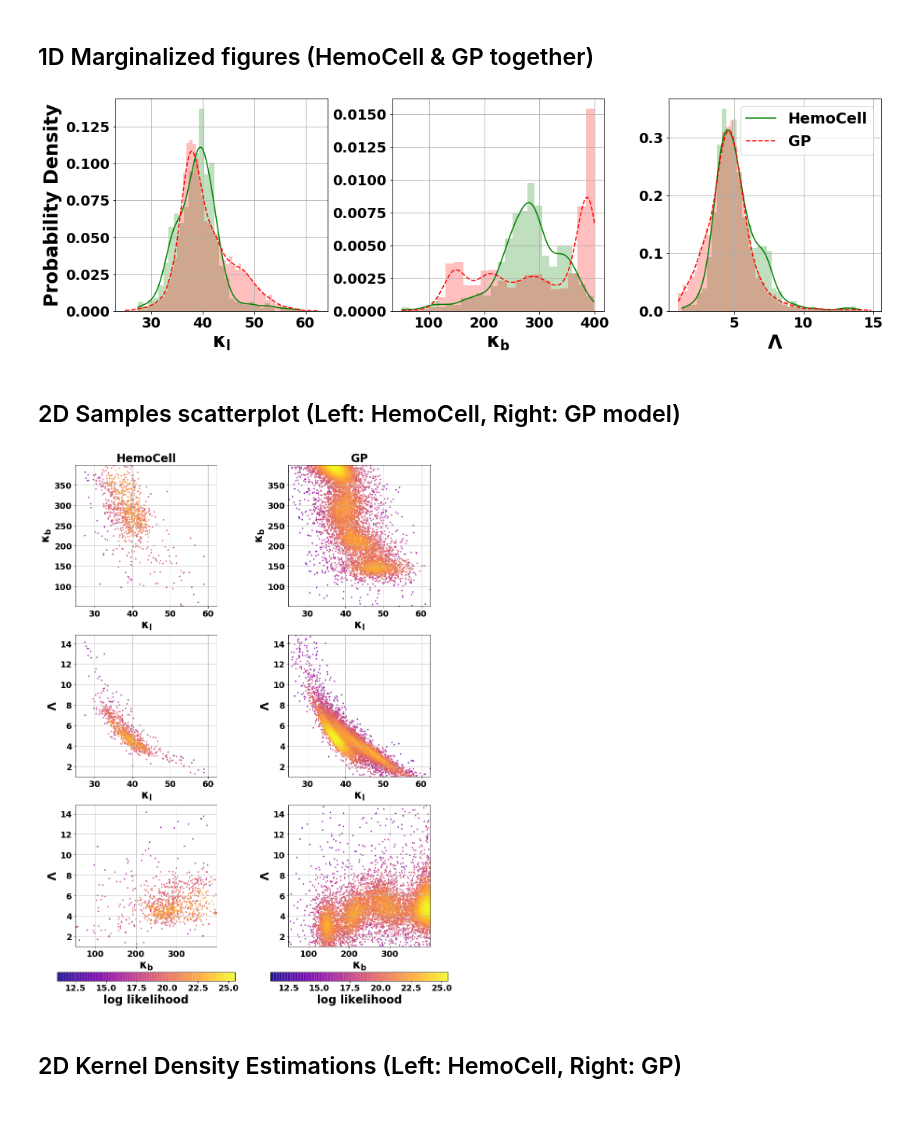
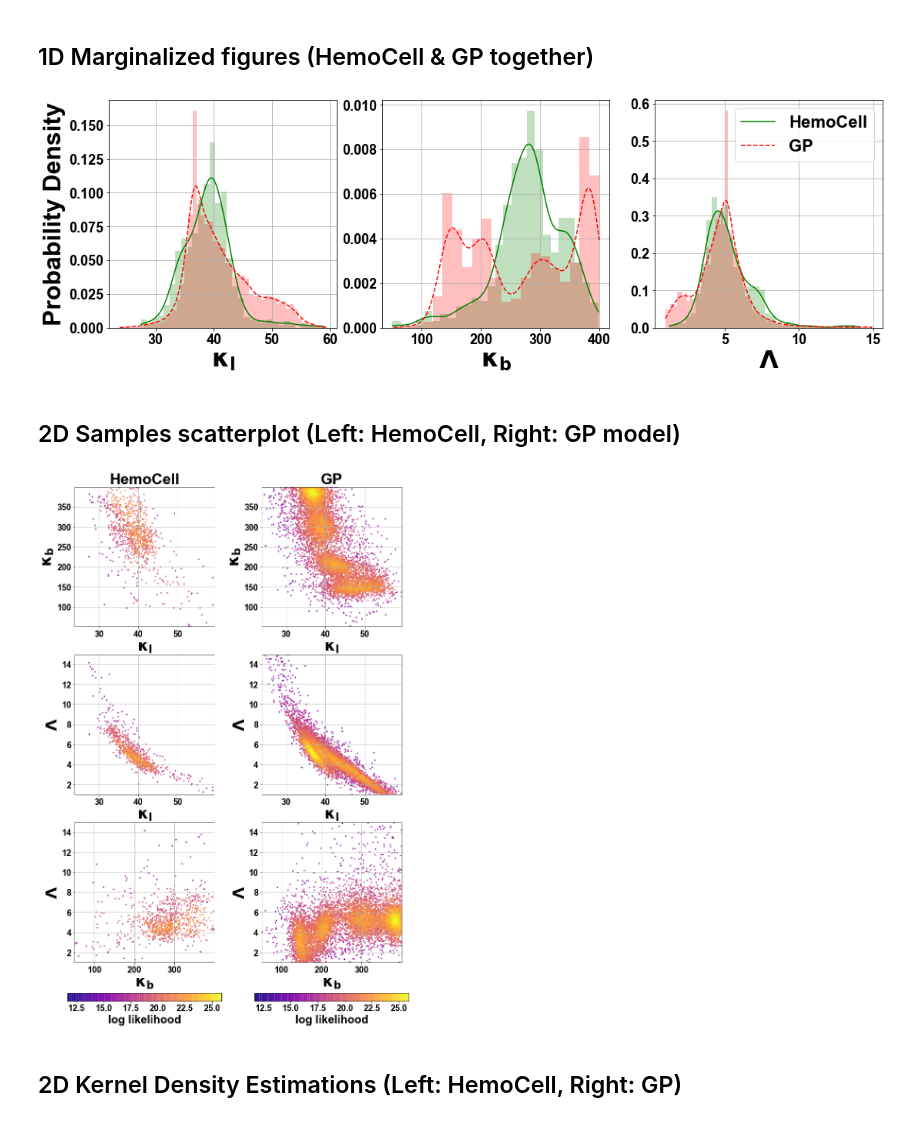
Before and after one commit to devrieskevin/IUQ-Project, a Jupyter notebook: hemocell_visualizations_paper.ipynb, the cells around one changed output. Saved outputs shown, nothing was run; the diff lists cells and outputs as text; code cells hidden in the pictures.

```diff
--- a/hemocell_visualizations_paper.ipynb
+++ b/hemocell_visualizations_paper.ipynb
@@ -42,7 +50,7 @@ cellHealth = "healthy"
 lmax = 1
 
 HC_nburn = 0
-GP_nburn = 20
+GP_nburn = 0
 
 if cellHealth == "healthy":
     imin = 2
@@ -359,0 +420,33 @@ plt.show()
+# %%
+# Get the sobol indices
+sobol_indices = [sobol.analyze(sobol_problem,sobol_qoi[:,m],
+                               calc_second_order=False) for m in range(shearrate.size)]
+
+S1 = np.array([sobol_indices[m]["S1"] for m in range(shearrate.size)]).T
+ST = np.array([sobol_indices[m]["ST"] for m in range(shearrate.size)]).T
+
+S1_conf = np.array([sobol_indices[m]["S1_conf"] for m in range(shearrate.size)]).T
+ST_conf = np.array([sobol_indices[m]["ST_conf"] for m in range(shearrate.size)]).T
+# %%
+plt.figure(figsize=(20,8))
+for n in range(len(model_params)):
+    plt.subplot(1,3,n+1)
+    plt.title(names[model_params[n]],fontsize=40)
+    plt.grid(True)
+    plt.xlabel("Shear Stress [Pa]",fontsize=36)
+
+    if n == 0:
+        plt.ylabel("Sensitivity Index",fontsize=36)
+
+    plt.errorbar(stress,S1[n],yerr=S1_conf[n],color="red",fmt="s-",markersize=8,label="First order SI")
+    plt.errorbar(stress,ST[n],yerr=ST_conf[n],color="green",fmt="o-",markersize=8,label="Total SI")
+
+    x0,x1 = plt.gca().get_xlim()
+    y0,y1 = plt.gca().get_ylim()
+
+    plt.gca().set_aspect((x1-x0)/(y1-y0))
+
+    if n == 0:
+        plt.legend(fontsize=24)
+
+plt.savefig("%s/sobol_GP_visc_2_10.%s" % (figpath,figformat),dpi=figdpi,bbox_inches="tight")
@@ -362,58 +457,58 @@ plt.show()
 # %% [markdown]
 ## 1D Marginalized figures (HemoCell & GP together)
 # %%
-plt.figure(figsize=(18,5))
+plt.figure(figsize=(18,6))
 for n in range(len(params)):
     ax = plt.subplot(1,3,n+1)
     plt.grid(True)
 
     if n == 0:
-        plt.ylabel("Probability Density",fontsize=axisfontsize)
+        plt.ylabel("Probability Density",fontsize=32)
 
-    plt.xlabel(names[params[n]],fontsize=axisfontsize)
+    plt.xlabel(names[params[n]],fontsize=32)
 
     HC_vals = HC_df[params[n]].values
     HC_kde = sm.nonparametric.KDEMultivariate(data=HC_vals,var_type="c",bw="normal_reference")
     HC_x_vals = np.linspace(np.min(HC_vals),np.max(HC_vals),1000)
     HC_y_vals = HC_kde.pdf(HC_x_vals)
 
     GP_vals = GP_df[params[n]].values
     GP_kde = sm.nonparametric.KDEMultivariate(data=GP_vals,var_type="c",bw="normal_reference")
     GP_x_vals = np.linspace(np.min(GP_vals),np.max(GP_vals),1000)
     GP_y_vals = GP_kde.pdf(GP_x_vals)
 
     plt.hist(HC_df[params[n]].values,color=HC_violin_color,bins="auto",
              density=True,alpha=0.25)
 
     plt.plot(HC_x_vals,HC_y_vals,'-',color=HC_violin_color,label="HemoCell")
 
     plt.hist(GP_df[params[n]].values,color=GP_violin_color,bins="auto",
              density=True,alpha=0.25)
 
     plt.plot(GP_x_vals,GP_y_vals,'--',color=GP_violin_color,label="GP")
 
     x0,x1 = plt.gca().get_xlim()
     y0,y1 = plt.gca().get_ylim()
 
     plt.gca().set_aspect((x1-x0)/(y1-y0))
 
-ax.legend(fontsize=labelfontsize-1)
-plt.show()
+ax.legend(fontsize=22)
+plt.savefig("%s/TMCMC_%s_1D_marginals.%s" % (figpath,cellHealth,figformat),dpi=figdpi,bbox_inches="tight")
 # %% [output]
-[figure, old version]
+[figure, new version]
 # %% [markdown]
 ## 2D Samples scatterplot (Left: HemoCell, Right: GP model)
 # %%
-pad = 0.025
+pad = 0.06
 
 ny,nx = 3,2
-fig, axs = plt.subplots(ny,nx,figsize=(15,40))
+fig, axs = plt.subplots(ny,nx,figsize=(13,20))
 orientation = "horizontal"
 
 flat = axs.flatten()
 
-flat[0].set_title("HemoCell",fontsize=titlefontsize)
-flat[1].set_title("GP",fontsize=titlefontsize)
+flat[0].set_title("HemoCell",fontsize=32)
+flat[1].set_title("GP",fontsize=32)
 
 count = 2
 s = 5
@@ -438,8 +533,8 @@ for n in range(len(params)):
             vmax = max(np.max(HC_logs),np.max(GP_logs))
 
             flat[count-2].grid(True)
-            flat[count-2].set_xlabel(names[params[n]],fontsize=axisfontsize)
-            flat[count-2].set_ylabel(names[params[m]],fontsize=axisfontsize)
+            flat[count-2].set_xlabel(names[params[n]],fontsize=32)
+            flat[count-2].set_ylabel(names[params[m]],fontsize=32)
 
             flat[count-2].set_xlim(xmin,xmax)
             flat[count-2].set_ylim(ymin,ymax)
@@ -457,8 +552,8 @@ for n in range(len(params)):
 
 
             flat[count-1].grid(True)
-            flat[count-1].set_xlabel(names[params[n]],fontsize=axisfontsize)
-            flat[count-1].set_ylabel(names[params[m]],fontsize=axisfontsize)
+            flat[count-1].set_xlabel(names[params[n]],fontsize=32)
+            flat[count-1].set_ylabel(names[params[m]],fontsize=32)
 
             flat[count-1].set_xlim(xmin,xmax)
             flat[count-1].set_ylim(ymin,ymax)
@@ -476,15 +571,15 @@ for n in range(len(params)):
 
             count += 2
 
-fig.colorbar(plots[-2],ax=axs[:,0],fraction=0.5,
-             pad=pad,orientation=orientation).set_label(label="log likelihood",size=axisfontsize)
+fig.colorbar(plots[-2],ax=axs[:,0],fraction=0.015,
+             pad=pad,orientation=orientation).set_label(label="log likelihood",size=24)
 
-fig.colorbar(plots[-1],ax=axs[:,1],fraction=0.5,
-             pad=pad,orientation=orientation).set_label(label="log likelihood",size=axisfontsize)
+fig.colorbar(plots[-1],ax=axs[:,1],fraction=0.015,
+             pad=pad,orientation=orientation).set_label(label="log likelihood",size=24)
 
-plt.show()
+plt.savefig("%s/TMCMC_%s_2D_samples.%s" % (figpath,cellHealth,figformat),dpi=figdpi,bbox_inches="tight")
 # %% [output]
-[figure, old version]
+[figure, new version]
 # %% [markdown]
 ## 2D Kernel Density Estimations (Left: HemoCell, Right: GP)
 # %%
```
Also changed, not shown: parts of 12 cells of this notebook, 3 other files.
